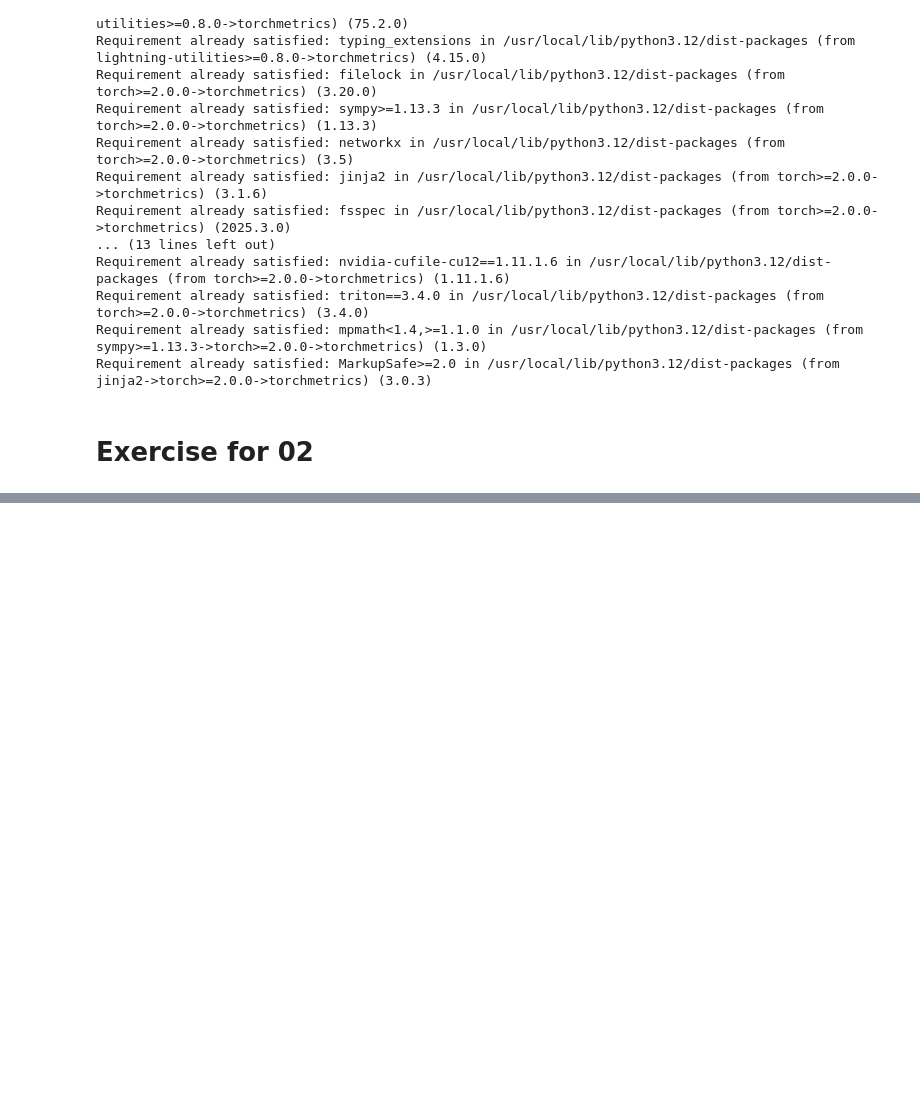
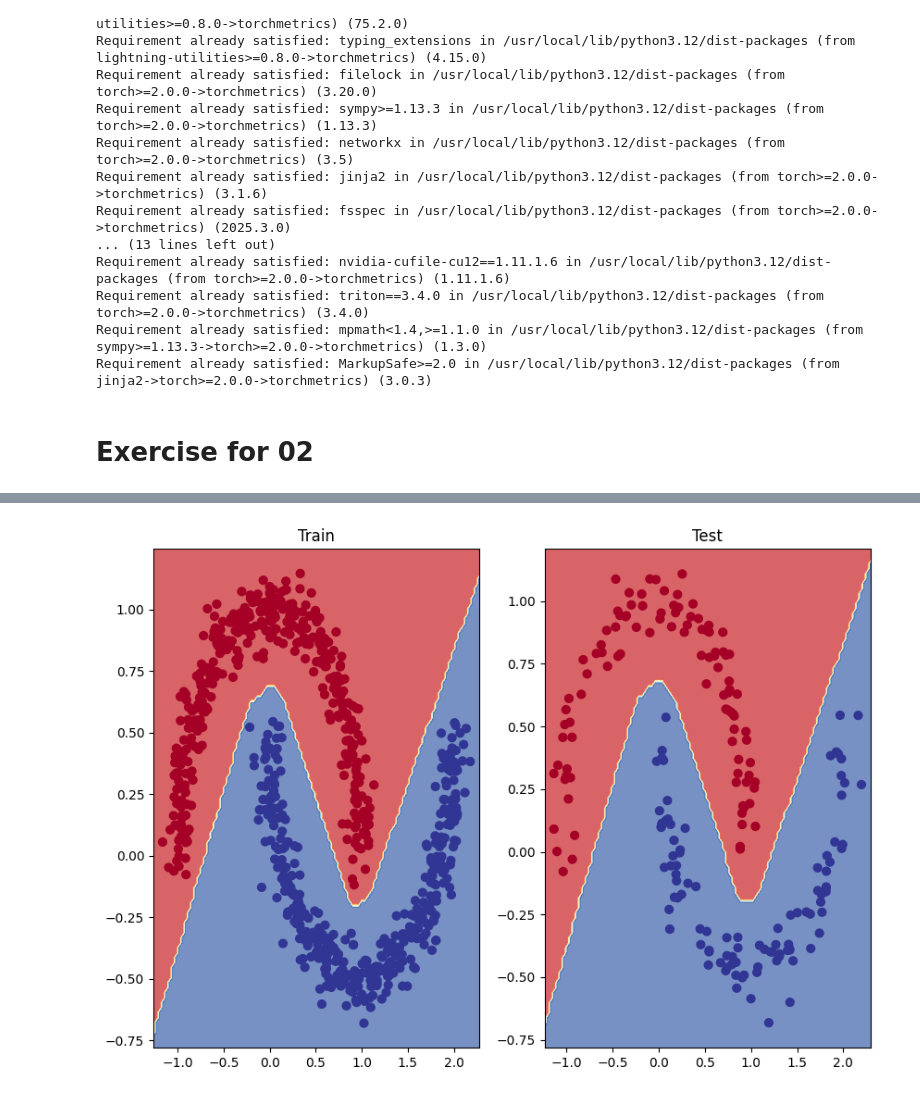
Before and after one commit to addidra/pytorch, a Jupyter notebook: 02_pytorch.ipynb, the cells around one changed output, grey strips where cells are left out. Drawn from its saved outputs; the diff is of its cells as text; code cells hidden in the pictures; blank space fills up the shorter version.

```diff
--- a/02_pytorch.ipynb
+++ b/02_pytorch.ipynb
@@ -872,0 +909,36 @@ X_train,X_test,y_train, y_test = train_test_split(X_moon, y_moon, test_size=0.2,
+# %%
+loss_fn = nn.BCEWithLogitsLoss()
+optimizer = torch.optim.SGD(params=moon_model.parameters(), lr=0.1)
+# %%
+from torchmetrics.classification import Accuracy
+if type(X_train) != torch.Tensor:
+  X_train = torch.from_numpy(X_train).type(torch.float)
+  X_test = torch.from_numpy(X_test).type(torch.float)
+  y_train = torch.from_numpy(y_train).type(torch.float)
+  y_test = torch.from_numpy(y_test).type(torch.float)
+
+epochs = 1000
+accuracy_fn = Accuracy(task="binary")
+for e in range(epochs):
+  moon_model.train()
+
+  logits = moon_model(X_train).squeeze()
+  pred = torch.round(torch.sigmoid(logits))
+
+  loss = loss_fn(logits, y_train)
+  acc = accuracy_fn(pred, y_train)
+  optimizer.zero_grad()
+
+  loss.backward()
+
+  optimizer.step()
+
+  moon_model.eval()
+  with torch.inference_mode():
+    test_logits = moon_model(X_test).squeeze()
+    test_pred = torch.round(torch.sigmoid(test_logits))
+    test_loss = loss_fn(test_logits, y_test)
+    test_acc = accuracy_fn(test_pred, y_test)
+
+    if e % 100 == 0:
+      print(f"Epoch: {e} \nLoss: {loss:.2f} | Test Loss: {test_loss:.2f} \n Accuracy: {acc:.2f} | Test Accuracy: {test_acc:.2f}")
@@ -872,0 +963,10 @@ X_train,X_test,y_train, y_test = train_test_split(X_moon, y_moon, test_size=0.2,
+# %%
+plt.figure(figsize=(10,7))
+plt.subplot(1,2,1)
+plt.title("Train")
+plot_decision_boundary(moon_model, X_train, y_train)
+plt.subplot(1,2,2)
+plt.title("Test")
+plot_decision_boundary(moon_model, X_test, y_test)
+# %% [output]
+[figure, added]
```
Also changed, not shown: parts of 13 cells of this notebook.
